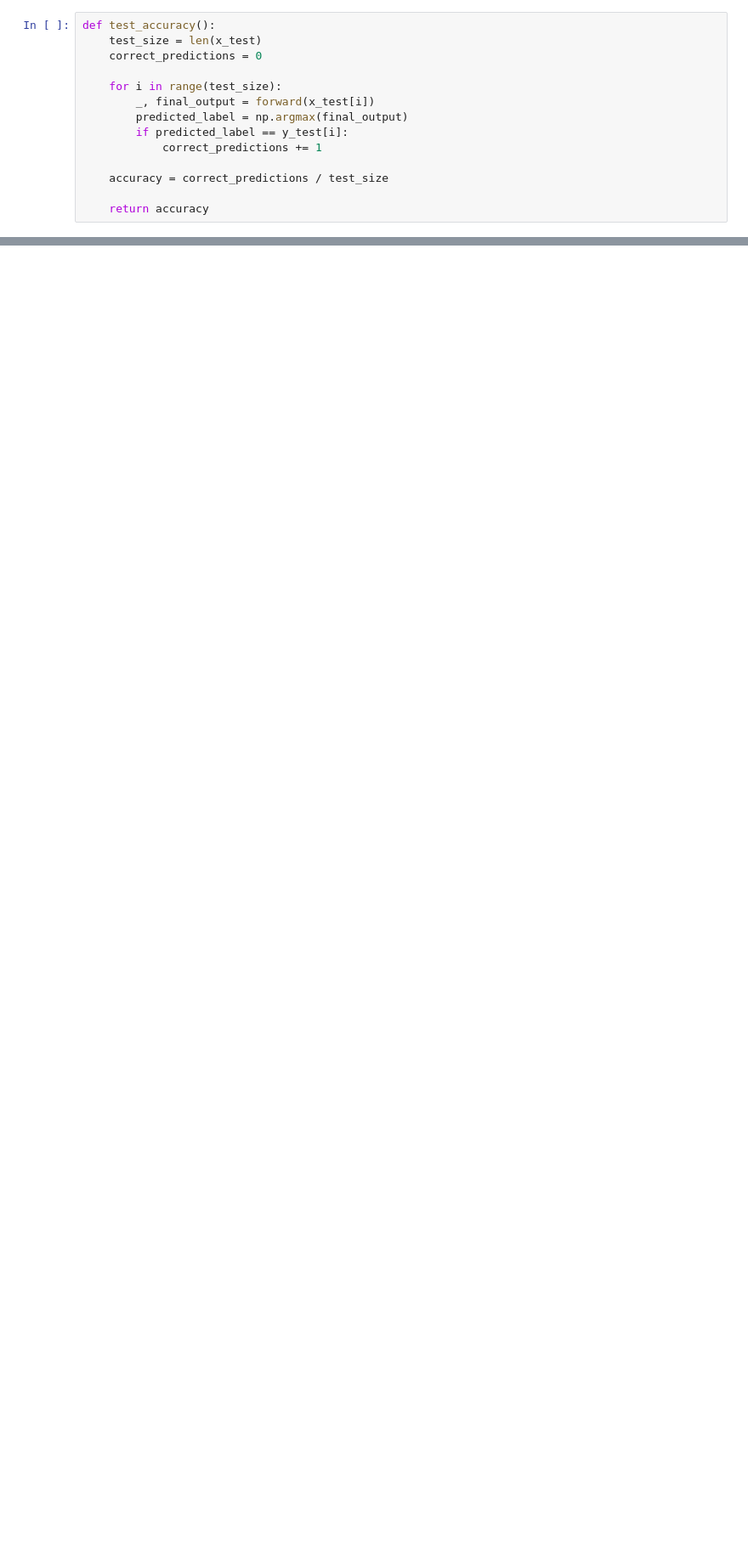
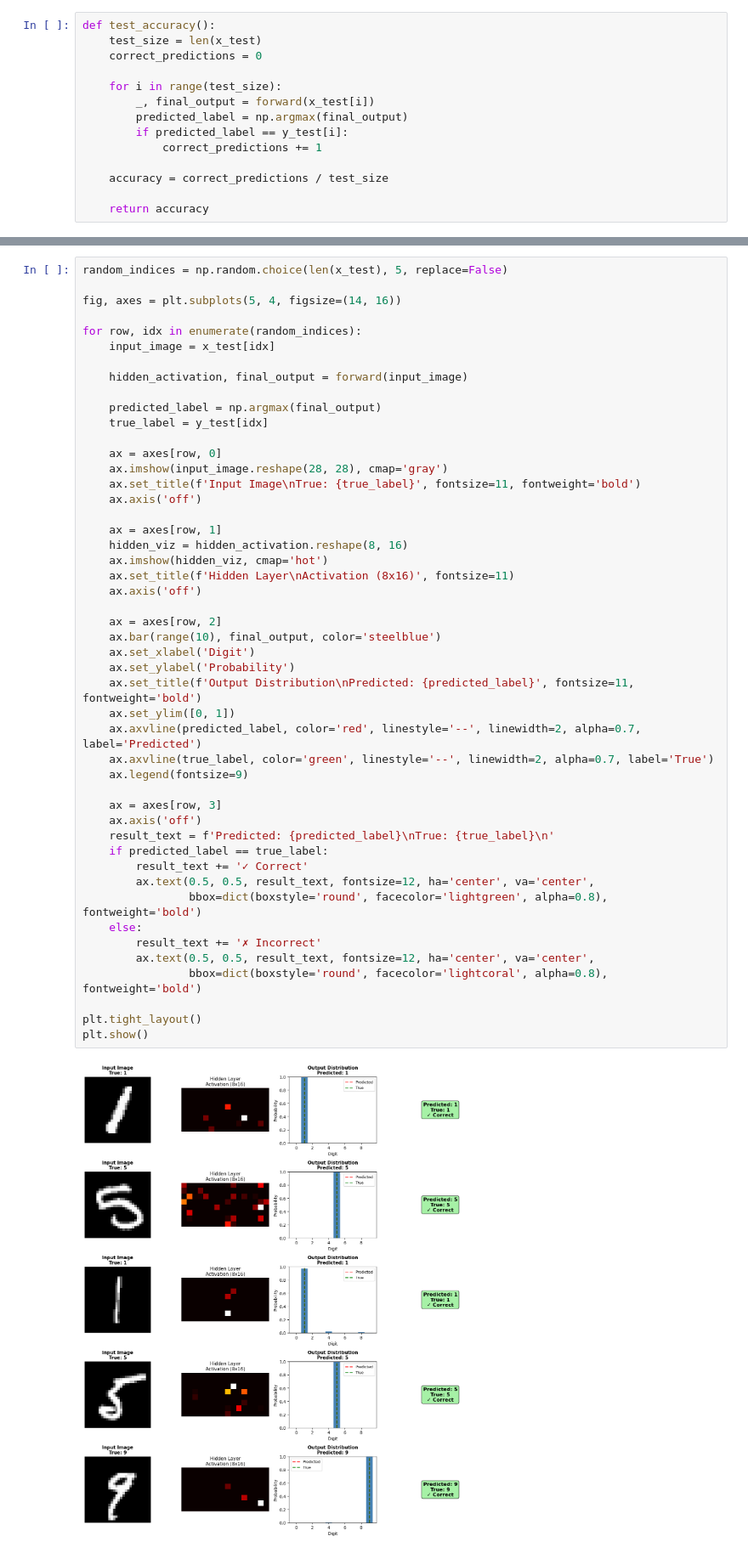
Before and after one commit to danielpederzini/read-mnist-numpy-only, a Jupyter notebook: main.ipynb, the cells around one changed output, grey strips where cells are left out. Shown at 85% size. Saved outputs shown, nothing was run; the diff lists cells and outputs as text; blank space fills up the shorter version.

Commit message:
Add full neural net visualization at the end

```diff
--- a/main.ipynb
+++ b/main.ipynb
@@ -239,0 +240,50 @@ plt.show()
+# %%
+random_indices = np.random.choice(len(x_test), 5, replace=False)
+
+fig, axes = plt.subplots(5, 4, figsize=(14, 16))
+
+for row, idx in enumerate(random_indices):
+    input_image = x_test[idx]
+
+    hidden_activation, final_output = forward(input_image)
+
+    predicted_label = np.argmax(final_output)
+    true_label = y_test[idx]
+
+    ax = axes[row, 0]
+    ax.imshow(input_image.reshape(28, 28), cmap='gray')
+    ax.set_title(f'Input Image\nTrue: {true_label}', fontsize=11, fontweight='bold')
+    ax.axis('off')
+
+    ax = axes[row, 1]
+    hidden_viz = hidden_activation.reshape(8, 16)
+    ax.imshow(hidden_viz, cmap='hot')
+    ax.set_title(f'Hidden Layer\nActivation (8x16)', fontsize=11)
+    ax.axis('off')
+
+    ax = axes[row, 2]
+    ax.bar(range(10), final_output, color='steelblue')
+    ax.set_xlabel('Digit')
+    ax.set_ylabel('Probability')
+    ax.set_title(f'Output Distribution\nPredicted: {predicted_label}', fontsize=11, fontweight='bold')
+    ax.set_ylim([0, 1])
+    ax.axvline(predicted_label, color='red', linestyle='--', linewidth=2, alpha=0.7, label='Predicted')
+    ax.axvline(true_label, color='green', linestyle='--', linewidth=2, alpha=0.7, label='True')
+    ax.legend(fontsize=9)
+
+    ax = axes[row, 3]
+    ax.axis('off')
+    result_text = f'Predicted: {predicted_label}\nTrue: {true_label}\n'
+    if predicted_label == true_label:
+        result_text += '✓ Correct'
+        ax.text(0.5, 0.5, result_text, fontsize=12, ha='center', va='center',
+                bbox=dict(boxstyle='round', facecolor='lightgreen', alpha=0.8), fontweight='bold')
+    else:
+        result_text += '✗ Incorrect'
+        ax.text(0.5, 0.5, result_text, fontsize=12, ha='center', va='center',
+                bbox=dict(boxstyle='round', facecolor='lightcoral', alpha=0.8), fontweight='bold')
+
+plt.tight_layout()
+plt.show()
+# %% [output]
+[figure, added]
```
Also changed, not shown: parts of 2 cells of this notebook.
